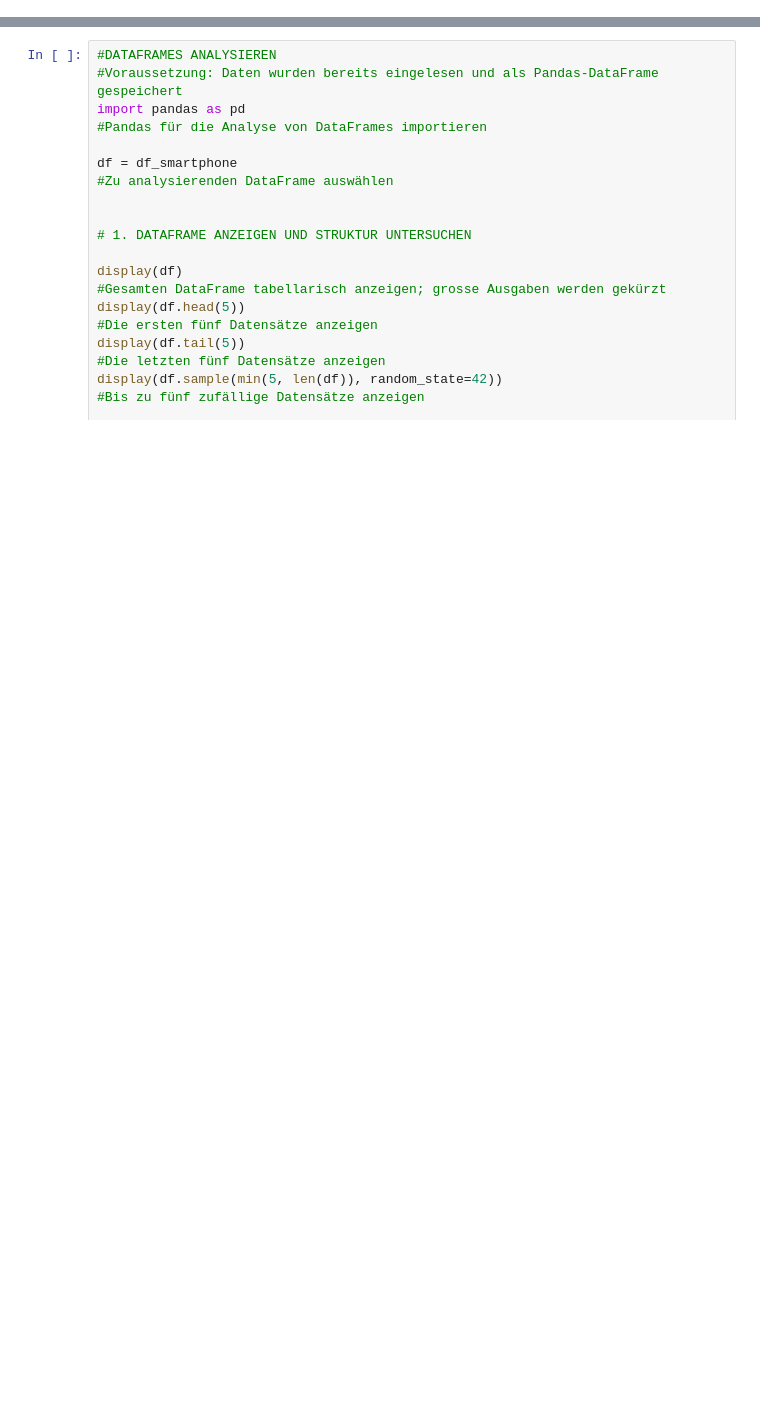
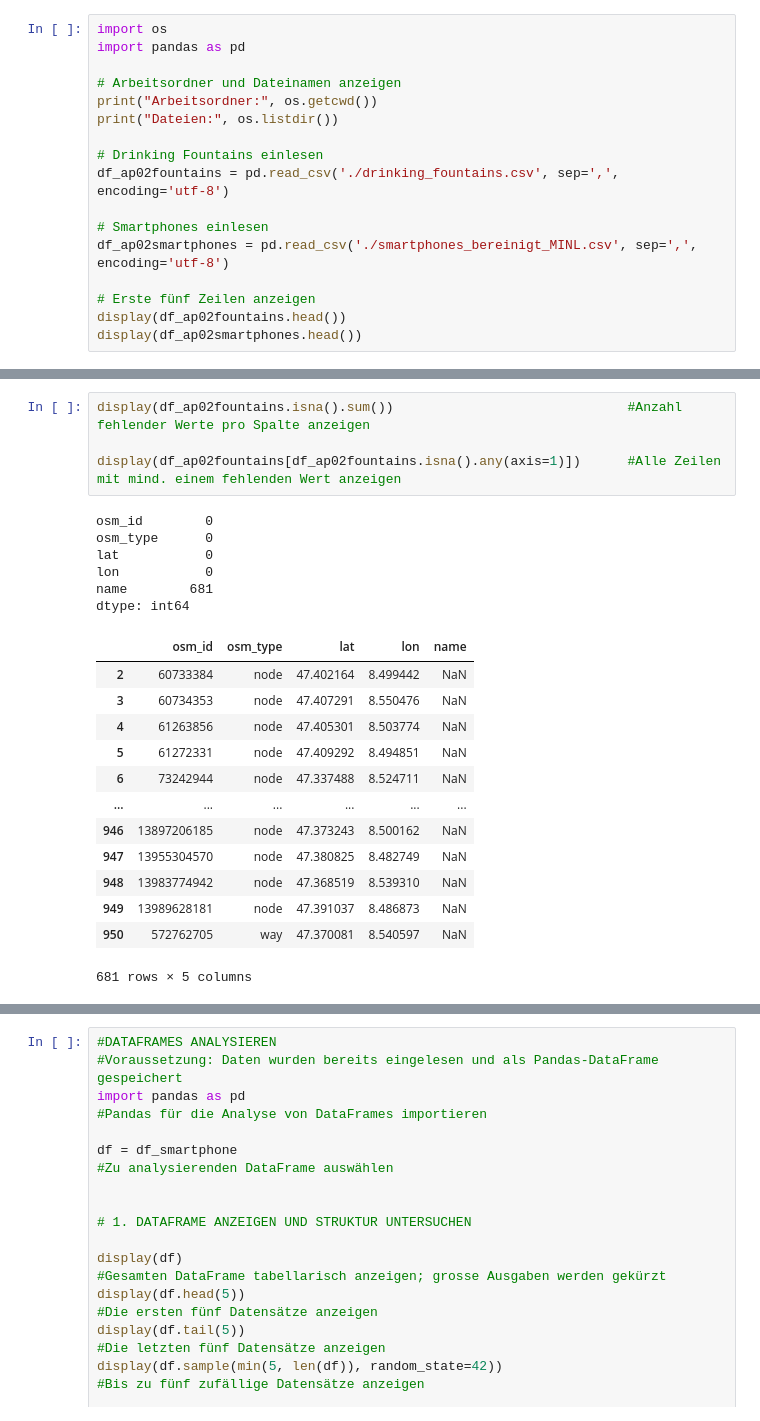
Before and after one commit to pyrat12/DS_HS2026_LNW, a Jupyter notebook: DS_HS2026_LNW_I_Examples/AP02/AP02 V4 Data Ingestion/AP02 Spick DI.ipynb, the cells around one changed output, grey strips where cells are left out. Drawn from its saved outputs; the diff is of its cells as text; blank space fills up the shorter version.

```diff
--- a/DS_HS2026_LNW_I_Examples/AP02/AP02 V4 Data Ingestion/AP02 Spick DI.ipynb
+++ b/DS_HS2026_LNW_I_Examples/AP02/AP02 V4 Data Ingestion/AP02 Spick DI.ipynb
@@ -0,0 +3,17 @@
+# %%
+import os
+import pandas as pd
+
+# Arbeitsordner und Dateinamen anzeigen
+print("Arbeitsordner:", os.getcwd())
+print("Dateien:", os.listdir())
+
+# Drinking Fountains einlesen
+df_ap02fountains = pd.read_csv('./drinking_fountains.csv', sep=',', encoding='utf-8')
+
+# Smartphones einlesen
+df_ap02smartphones = pd.read_csv('./smartphones_bereinigt_MINL.csv', sep=',', encoding='utf-8')
+
+# Erste fünf Zeilen anzeigen
+display(df_ap02fountains.head())
+display(df_ap02smartphones.head())
@@ -125,0 +93,24 @@
+# %%
+display(df_ap02fountains.isna().sum())                              #Anzahl fehlender Werte pro Spalte anzeigen
+
+display(df_ap02fountains[df_ap02fountains.isna().any(axis=1)])      #Alle Zeilen mit mind. einem fehlenden Wert anzeigen
+# %% [output]
+osm_id        0
+osm_type      0
+lat           0
+lon           0
+name        681
+dtype: int64
+|  | osm_id | osm_type | lat | lon | name |
+| 2 | 60733384 | node | 47.402164 | 8.499442 | NaN |
+| 3 | 60734353 | node | 47.407291 | 8.550476 | NaN |
+| 4 | 61263856 | node | 47.405301 | 8.503774 | NaN |
+| 5 | 61272331 | node | 47.409292 | 8.494851 | NaN |
+| 6 | 73242944 | node | 47.337488 | 8.524711 | NaN |
+| ... | ... | ... | ... | ... | ... |
+| 946 | 13897206185 | node | 47.373243 | 8.500162 | NaN |
+| 947 | 13955304570 | node | 47.380825 | 8.482749 | NaN |
+| 948 | 13983774942 | node | 47.368519 | 8.539310 | NaN |
+| 949 | 13989628181 | node | 47.391037 | 8.486873 | NaN |
+| 950 | 572762705 | way | 47.370081 | 8.540597 | NaN |
+681 rows × 5 columns
```
Also changed, not shown: parts of 8 cells of this notebook, 1 other file.
